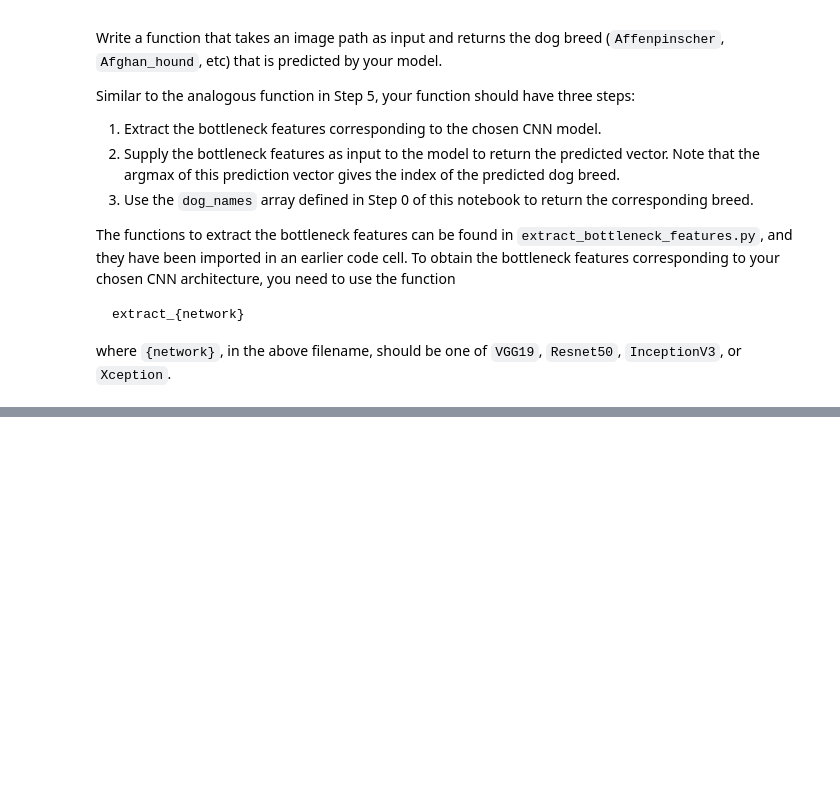
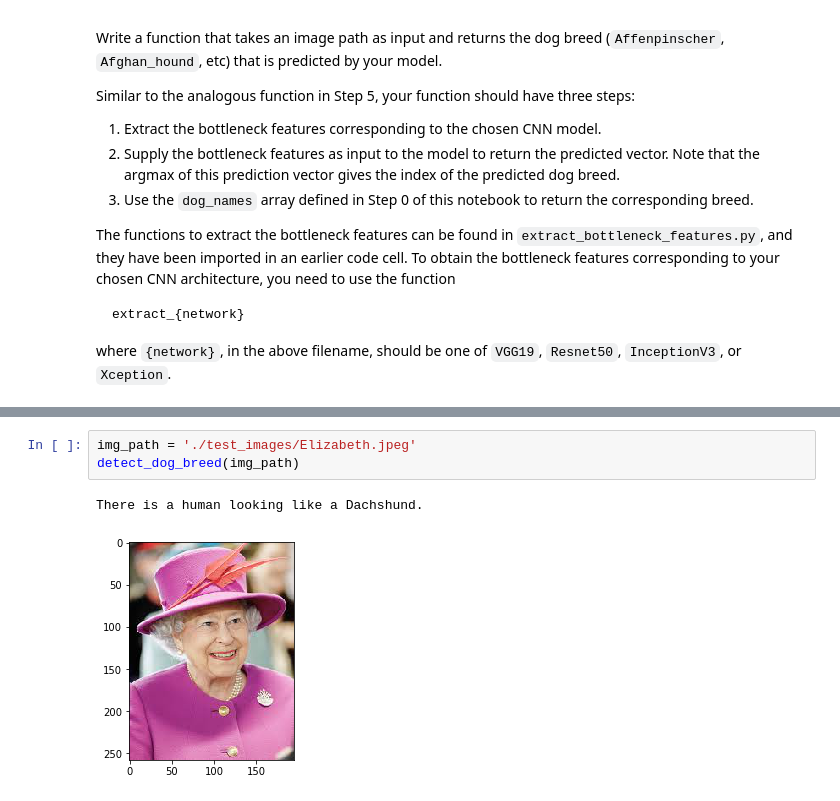
Before and after one commit to xpharry/dog-project, a Jupyter notebook: dog_app.ipynb, the cells around one changed output, grey strips where cells are left out. Saved outputs shown, nothing was run; the diff lists cells and outputs as text; blank space fills up the shorter version.

```diff
--- a/dog_app.ipynb
+++ b/dog_app.ipynb
@@ -734,0 +828,6 @@ TypeError: object of type 'int' has no len()
+# %%
+img_path = './test_images/Elizabeth.jpeg'
+detect_dog_breed(img_path)
+# %% [output]
+There is a human looking like a Dachshund.
+[figure, added]
```
Also changed, not shown: parts of 30 cells of this notebook, 8 other files.
